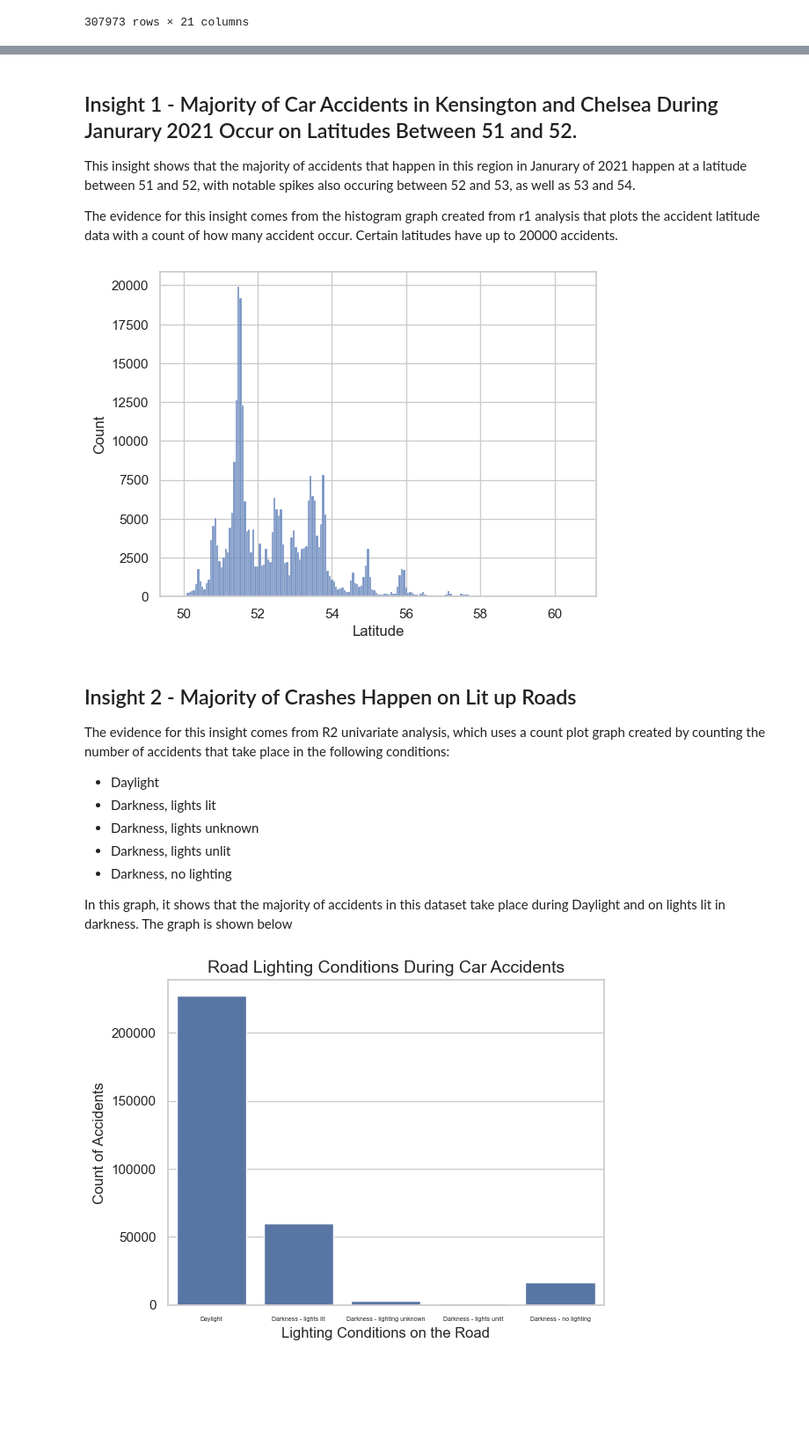
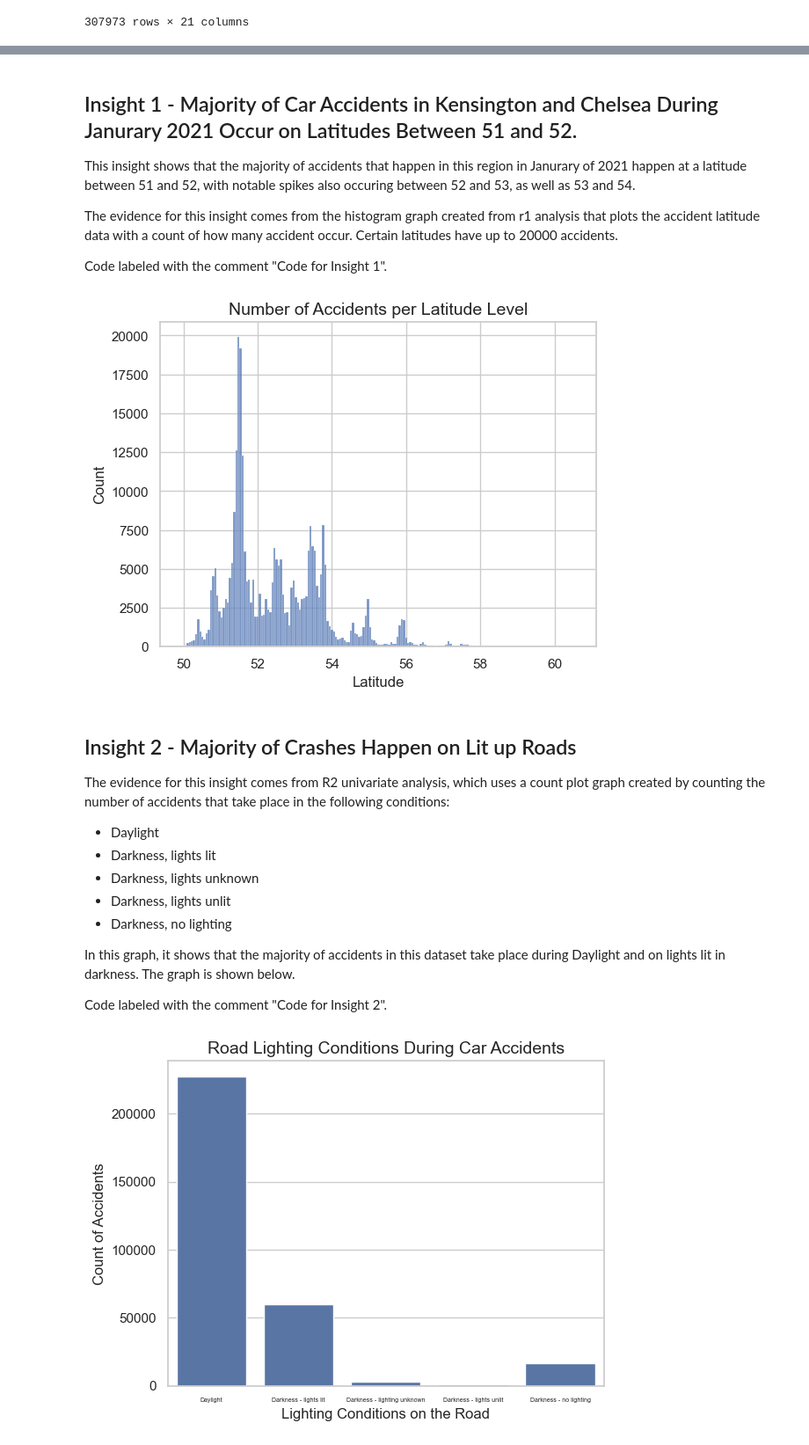
Before and after one commit to jutinwang/A1---CSI4142---GR48, a Jupyter notebook: G48-A1.ipynb, the cells around one changed output, grey strips where cells are left out. Shown: that part at 88% size. Drawn from its saved outputs; the diff is of its cells as text; code cells hidden in the pictures; blank space fills up the shorter version.

```diff
--- a/G48-A1.ipynb
+++ b/G48-A1.ipynb
@@ -374,16 +388,20 @@ For this data set, we have noticed missing value with the RestingBP cateogry, as
 This insight shows that the majority of accidents that happen in this region in Janurary of 2021 happen at a latitude between 51 and 52, with notable spikes also occuring between 52 and 53, as well as 53 and 54.
 
 The evidence for this insight comes from the histogram graph created from r1 analysis that plots the accident latitude data with a count of how many accident occur. Certain latitudes have up to 20000 accidents.
+
+Code labeled with the comment "Code for Insight 1".
 # %%
 #Code for Insight 1:
 
 # Creating the graph
 sns.histplot(data=trafficSet, x="Latitude")
 
+plt.title("Number of Accidents per Latitude Level", fontsize=14)
+
 # Display the plot
 plt.show()
 # %% [output]
-[figure, old version]
+[figure, new version]
 # %% [markdown]
 ## Insight 2 - Majority of Crashes Happen on Lit up Roads
 
@@ -395,5 +413,7 @@ The evidence for this insight comes from R2 univariate analysis, which uses a co
 - Darkness, lights unlit
 - Darkness, no lighting
 
-In this graph, it shows that the majority of accidents in this dataset take place during Daylight and on lights lit in darkness. The graph is shown below
+In this graph, it shows that the majority of accidents in this dataset take place during Daylight and on lights lit in darkness. The graph is shown below.
+
+Code labeled with the comment "Code for Insight 2".
 # %%
```
Also changed, not shown: parts of 26 cells of this notebook.
